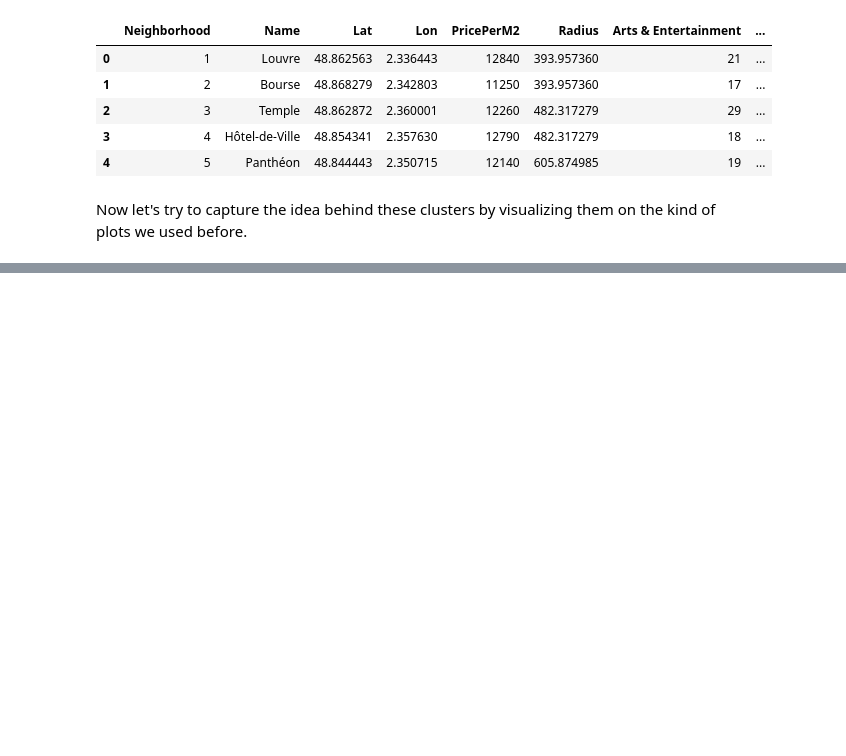
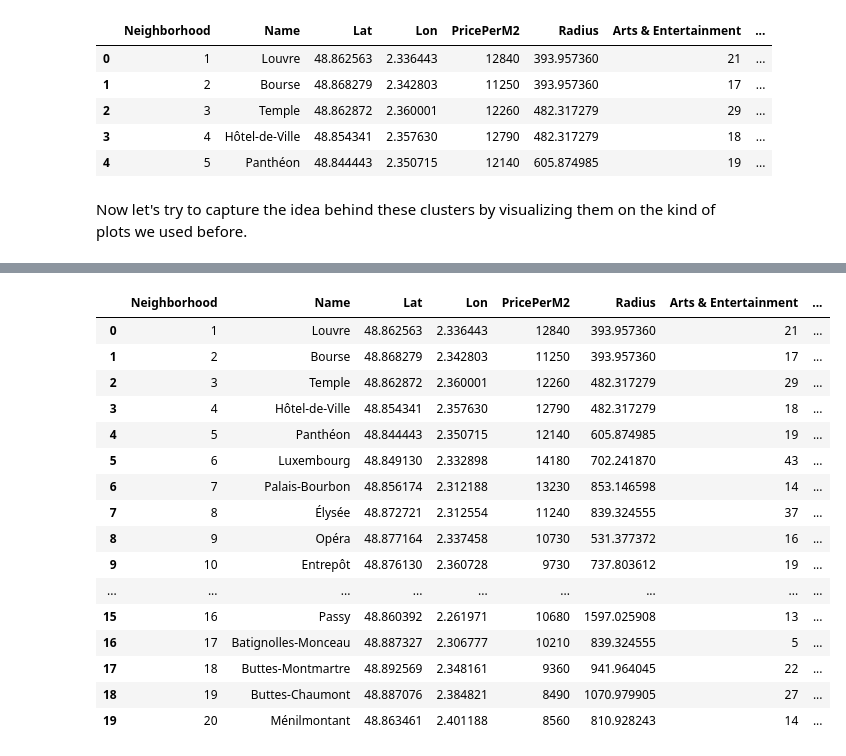
Before and after one commit to nalagoa/capstone-project, a Jupyter notebook: ParisPropertiesPriceAnalysis.ipynb, the cells around one changed output, grey strips where cells are left out. Drawn from its saved outputs; the diff is of its cells as text; code cells hidden in the pictures; blank space fills up the shorter version.

```diff
--- a/ParisPropertiesPriceAnalysis.ipynb
+++ b/ParisPropertiesPriceAnalysis.ipynb
@@ -719,0 +890,23 @@ Now let's try to capture the idea behind these clusters by visualizing them on t
+# %%
+df_paris['Global_Index'] = df_paris[index_cols].apply(sum, axis=1)
+df_paris['Global_Index'] = df_paris['Global_Index']/df_paris['Global_Index'].max()
+
+df_paris
+# %% [output]
+|  | Neighborhood | Name | Lat | Lon | PricePerM2 | Radius | Arts & Entertainment | ... |
+| 0 | 1 | Louvre | 48.862563 | 2.336443 | 12840 | 393.957360 | 21 | ... |
+| 1 | 2 | Bourse | 48.868279 | 2.342803 | 11250 | 393.957360 | 17 | ... |
+| 2 | 3 | Temple | 48.862872 | 2.360001 | 12260 | 482.317279 | 29 | ... |
+| 3 | 4 | Hôtel-de-Ville | 48.854341 | 2.357630 | 12790 | 482.317279 | 18 | ... |
+| 4 | 5 | Panthéon | 48.844443 | 2.350715 | 12140 | 605.874985 | 19 | ... |
+| 5 | 6 | Luxembourg | 48.849130 | 2.332898 | 14180 | 702.241870 | 43 | ... |
+| 6 | 7 | Palais-Bourbon | 48.856174 | 2.312188 | 13230 | 853.146598 | 14 | ... |
+| 7 | 8 | Élysée | 48.872721 | 2.312554 | 11240 | 839.324555 | 37 | ... |
+| 8 | 9 | Opéra | 48.877164 | 2.337458 | 10730 | 531.377372 | 16 | ... |
+| 9 | 10 | Entrepôt | 48.876130 | 2.360728 | 9730 | 737.803612 | 19 | ... |
+| ... | ... | ... | ... | ... | ... | ... | ... | ... |
+| 15 | 16 | Passy | 48.860392 | 2.261971 | 10680 | 1597.025908 | 13 | ... |
+| 16 | 17 | Batignolles-Monceau | 48.887327 | 2.306777 | 10210 | 839.324555 | 5 | ... |
+| 17 | 18 | Buttes-Montmartre | 48.892569 | 2.348161 | 9360 | 941.964045 | 22 | ... |
+| 18 | 19 | Buttes-Chaumont | 48.887076 | 2.384821 | 8490 | 1070.979905 | 27 | ... |
+| 19 | 20 | Ménilmontant | 48.863461 | 2.401188 | 8560 | 810.928243 | 14 | ... |
```
Also changed, not shown: parts of 18 cells of this notebook.
